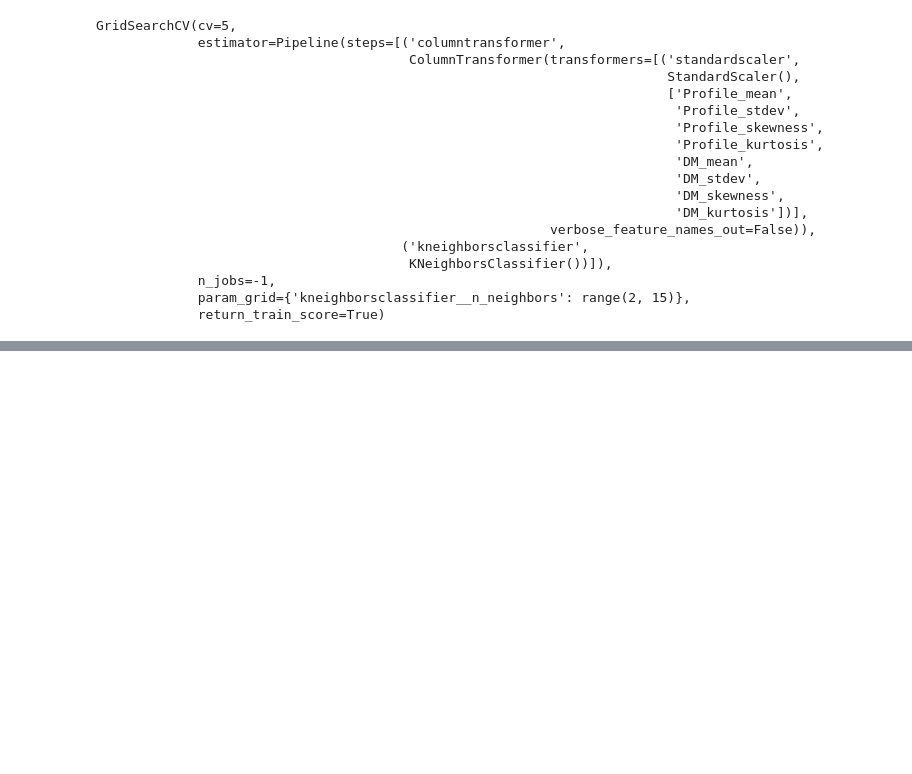
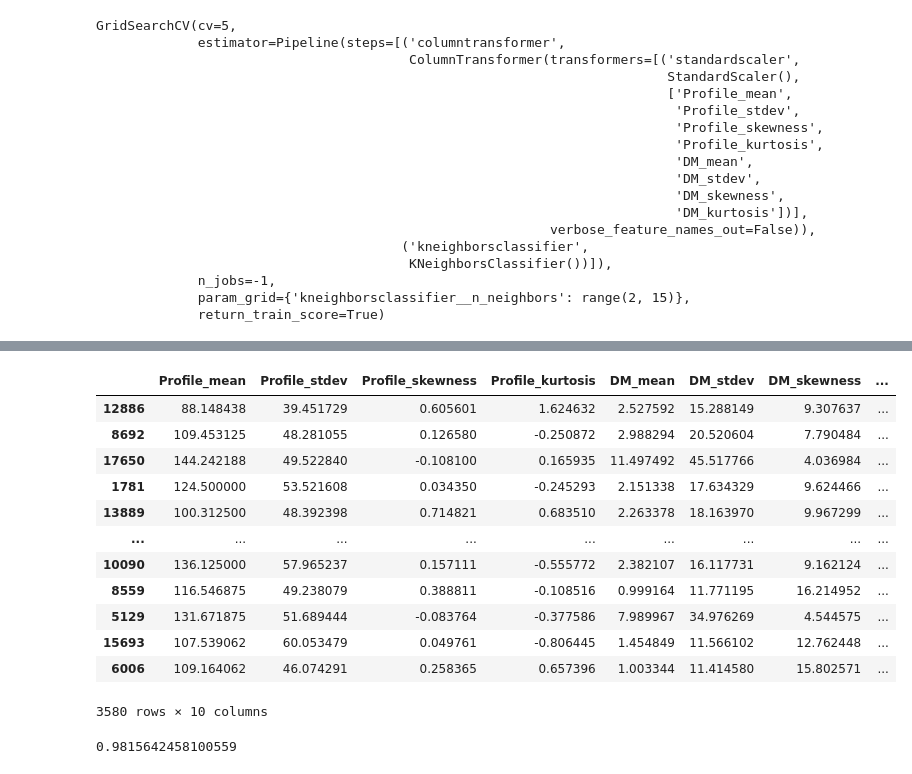
Before and after one commit to KaiyueW/project, a Jupyter notebook: project.ipynb, the cells around one changed output, grey strips where cells are left out. Cells and saved outputs as stored; diff of their text form; code cells hidden in the pictures; blank space fills up the shorter version.

Commit message:
calculate accuracy

```diff
--- a/project.ipynb
+++ b/project.ipynb
@@ -192,0 +193,9 @@ accuracy_versus_k_grid
+# %%
+knn_spec = KNeighborsClassifier(n_neighbors=13)
+star_pipe_final = make_pipeline(star_preprocessor,knn_spec)
+
+X = star_train.drop(columns=["class"])
+y = star_train["class"]
+
+star_final_fit = star_pipe_final.fit(X,y)
+star_final_fit
@@ -192,0 +215,31 @@ accuracy_versus_k_grid
+# %%
+star_test_predictions = star_test.assign(
+    predicted=star_final_fit.predict(star_test[["Profile_mean", "Profile_stdev",
+                                     "Profile_skewness","Profile_kurtosis", "DM_mean",
+                                     "DM_stdev", "DM_skewness" ,"DM_kurtosis"]])
+)
+star_test_predictions
+# %% [output]
+|  | Profile_mean | Profile_stdev | Profile_skewness | Profile_kurtosis | DM_mean | DM_stdev | DM_skewness | ... |
+| 12886 | 88.148438 | 39.451729 | 0.605601 | 1.624632 | 2.527592 | 15.288149 | 9.307637 | ... |
+| 8692 | 109.453125 | 48.281055 | 0.126580 | -0.250872 | 2.988294 | 20.520604 | 7.790484 | ... |
+| 17650 | 144.242188 | 49.522840 | -0.108100 | 0.165935 | 11.497492 | 45.517766 | 4.036984 | ... |
+| 1781 | 124.500000 | 53.521608 | 0.034350 | -0.245293 | 2.151338 | 17.634329 | 9.624466 | ... |
+| 13889 | 100.312500 | 48.392398 | 0.714821 | 0.683510 | 2.263378 | 18.163970 | 9.967299 | ... |
+| ... | ... | ... | ... | ... | ... | ... | ... | ... |
+| 10090 | 136.125000 | 57.965237 | 0.157111 | -0.555772 | 2.382107 | 16.117731 | 9.162124 | ... |
+| 8559 | 116.546875 | 49.238079 | 0.388811 | -0.108516 | 0.999164 | 11.771195 | 16.214952 | ... |
+| 5129 | 131.671875 | 51.689444 | -0.083764 | -0.377586 | 7.989967 | 34.976269 | 4.544575 | ... |
+| 15693 | 107.539062 | 60.053479 | 0.049761 | -0.806445 | 1.454849 | 11.566102 | 12.762448 | ... |
+| 6006 | 109.164062 | 46.074291 | 0.258365 | 0.657396 | 1.003344 | 11.414580 | 15.802571 | ... |
+3580 rows × 10 columns
+# %%
+X_test = star_test[["Profile_mean", "Profile_stdev",
+                                     "Profile_skewness","Profile_kurtosis", "DM_mean",
+                                     "DM_stdev", "DM_skewness" ,"DM_kurtosis"]]
+y_test = star_test["class"]
+
+star_prediction_accuracy = star_final_fit.score(X_test, y_test)
+star_prediction_accuracy
+# %% [output]
+0.9815642458100559
```
Also changed, not shown: parts of 10 cells of this notebook.
